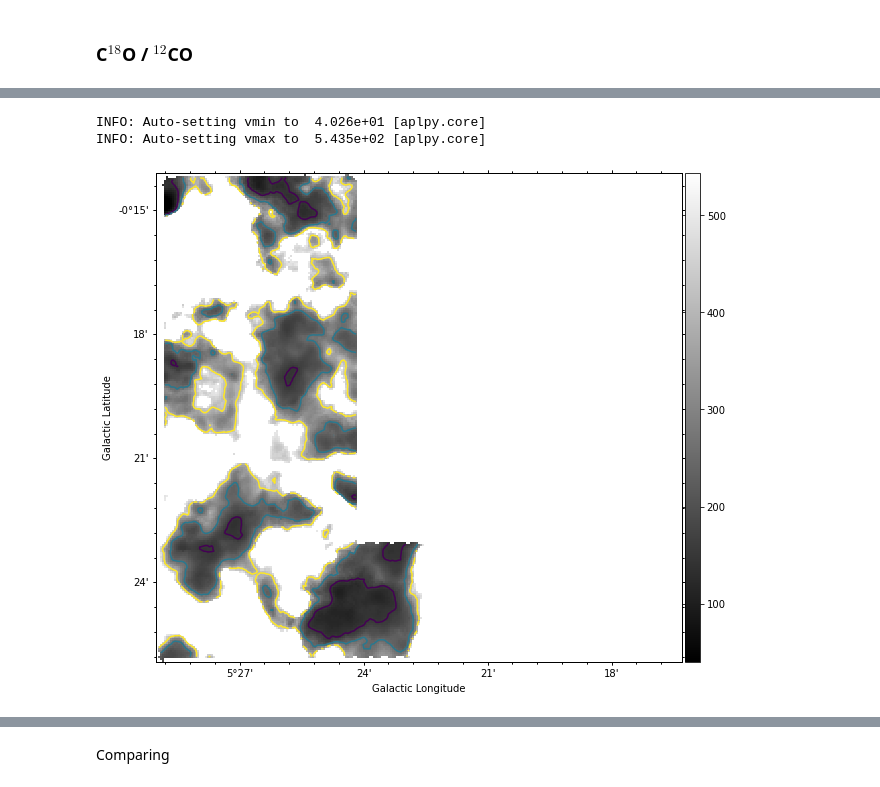
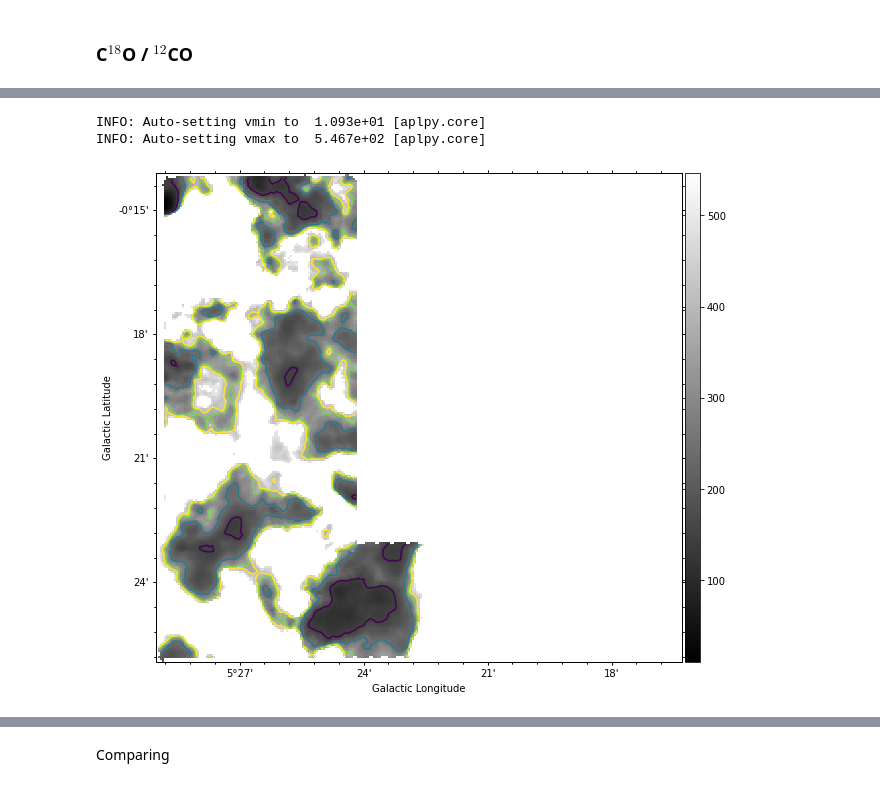
Before and after one commit to SpacialTree/clouds-g5-b1, a Jupyter notebook: isotopRatio.ipynb, the cells around one changed output, grey strips where cells are left out. Cells and saved outputs as stored; diff of their text form; code cells hidden in the pictures.

```diff
--- a/isotopRatio.ipynb
+++ b/isotopRatio.ipynb
@@ -99,7 +99,7 @@ spatialmask31 = cube_31.with_mask(cube_31>0.05*u.K)#noise_mask(cube_31.with_mask
 ## 12CO
 # %%
 # A is the high velocity cloud from 75 to 200 km/s
-cube17a = cube_17.with_mask(cube_17>0.05*u.K).spectral_slab(75*u.km/u.s, 200*u.km/u.s)
+cube17a = cube_17.with_mask(cube_17>0.05*u.K).spectral_slab(75*u.km/u.s, 225*u.km/u.s)
 # B is the low velocity cloud from 15 to 75 km/s
 cube17b = cube_17.with_mask(cube_17>0.05*u.K).spectral_slab(15*u.km/u.s, 75*u.km/u.s)
 # %%
@@ -391,11 +391,11 @@ INFO: Auto-setting vmax to  1.243e-02 [aplpy.core]
 # %%
 rat1731A = ratio_31_17_A**(-1)
 rat1731A.quicklook()
-rat1731A.FITSFigure.show_contour(rat1731A.hdu, levels=[150, 250, 400])
+rat1731A.FITSFigure.show_contour(rat1731A.hdu, levels=[150, 250, 350, 400])
 # %% [output]
-INFO: Auto-setting vmin to  4.026e+01 [aplpy.core]
-INFO: Auto-setting vmax to  5.435e+02 [aplpy.core]
+INFO: Auto-setting vmin to  1.093e+01 [aplpy.core]
+INFO: Auto-setting vmax to  5.467e+02 [aplpy.core]
-[figure, old version]
+[figure, new version]
 # %%
 # C18O / 12CO B
 ratio_31_17_B = mom0_31b / mom0_17b.reproject(mom0_31b.header)
```
Also changed, not shown: parts of 64 cells of this notebook, 3 other files.
